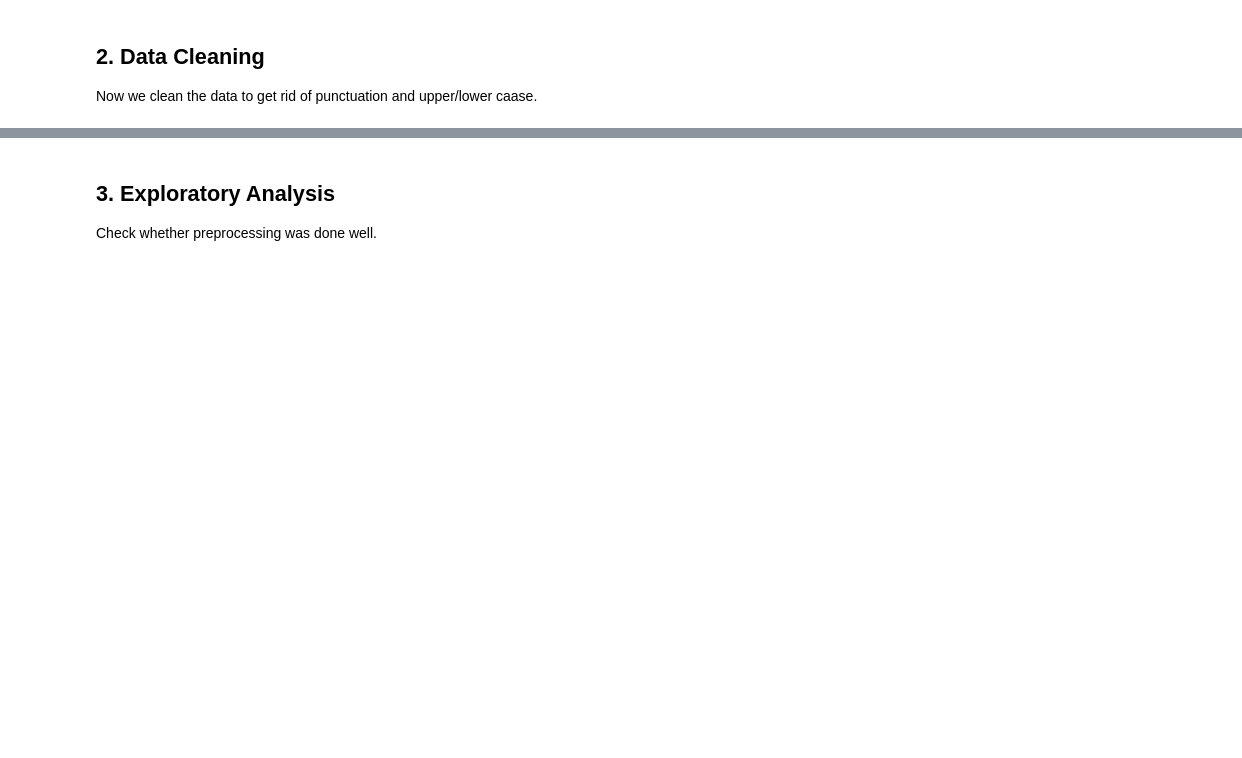
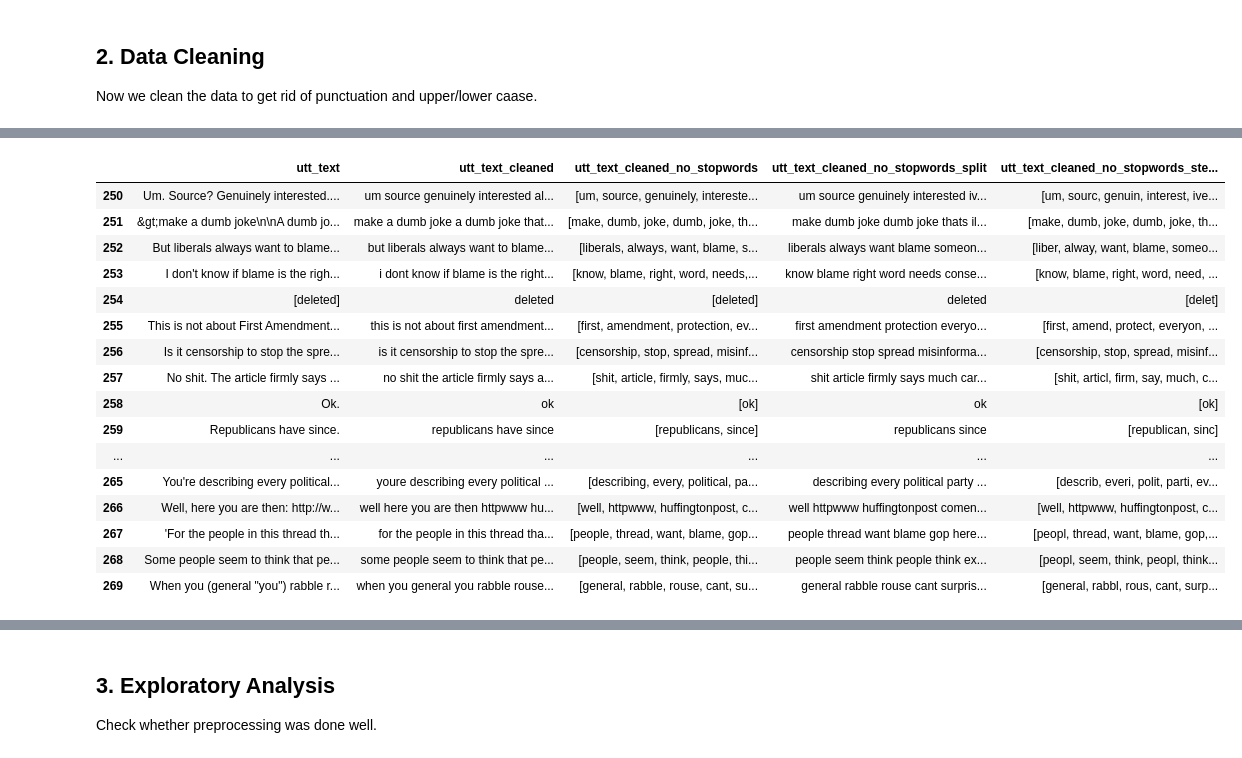
Before and after one commit to calebchiam/Cornell-Conversational-Analysis-Toolkit, a Jupyter notebook: examples/politicization/cluster_politics.ipynb, the cells around one changed output, grey strips where cells are left out. Saved outputs shown, nothing was run; the diff lists cells and outputs as text; code cells hidden in the pictures; blank space fills up the shorter version.

```diff
--- a/examples/politicization/cluster_politics.ipynb
+++ b/examples/politicization/cluster_politics.ipynb
@@ -95,0 +127,26 @@ s.head()
+# %%
+from nltk.stem import SnowballStemmer
+stemmer = SnowballStemmer('english')
+
+s['utt_text_cleaned_no_stopwords_stemmed'] = s['utt_text_cleaned_no_stopwords'].apply(
+    lambda x: [stemmer.stem(item) for item in x])
+
+s[250:270]
+# %% [output]
+|  | utt_text | utt_text_cleaned | utt_text_cleaned_no_stopwords | utt_text_cleaned_no_stopwords_split | utt_text_cleaned_no_stopwords_ste... |
+| 250 | Um. Source? Genuinely interested.... | um source genuinely interested al... | [um, source, genuinely, intereste... | um source genuinely interested iv... | [um, sourc, genuin, interest, ive... |
+| 251 | &gt;make a dumb joke\n\nA dumb jo... | make a dumb joke a dumb joke that... | [make, dumb, joke, dumb, joke, th... | make dumb joke dumb joke thats il... | [make, dumb, joke, dumb, joke, th... |
+| 252 | But liberals always want to blame... | but liberals always want to blame... | [liberals, always, want, blame, s... | liberals always want blame someon... | [liber, alway, want, blame, someo... |
+| 253 | I don't know if blame is the righ... | i dont know if blame is the right... | [know, blame, right, word, needs,... | know blame right word needs conse... | [know, blame, right, word, need, ... |
+| 254 | [deleted] | deleted | [deleted] | deleted | [delet] |
+| 255 | This is not about First Amendment... | this is not about first amendment... | [first, amendment, protection, ev... | first amendment protection everyo... | [first, amend, protect, everyon, ... |
+| 256 | Is it censorship to stop the spre... | is it censorship to stop the spre... | [censorship, stop, spread, misinf... | censorship stop spread misinforma... | [censorship, stop, spread, misinf... |
+| 257 | No shit. The article firmly says ... | no shit the article firmly says a... | [shit, article, firmly, says, muc... | shit article firmly says much car... | [shit, articl, firm, say, much, c... |
+| 258 | Ok. | ok | [ok] | ok | [ok] |
+| 259 | Republicans have since. | republicans have since | [republicans, since] | republicans since | [republican, sinc] |
+| ... | ... | ... | ... | ... | ... |
+| 265 | You're describing every political... | youre describing every political ... | [describing, every, political, pa... | describing every political party ... | [describ, everi, polit, parti, ev... |
+| 266 | Well, here you are then: http://w... | well here you are then httpwww hu... | [well, httpwww, huffingtonpost, c... | well httpwww huffingtonpost comen... | [well, httpwww, huffingtonpost, c... |
+| 267 | 'For the people in this thread th... | for the people in this thread tha... | [people, thread, want, blame, gop... | people thread want blame gop here... | [peopl, thread, want, blame, gop,... |
+| 268 | Some people seem to think that pe... | some people seem to think that pe... | [people, seem, think, people, thi... | people seem think people think ex... | [peopl, seem, think, peopl, think... |
+| 269 | When you (general "you") rabble r... | when you general you rabble rouse... | [general, rabble, rouse, cant, su... | general rabble rouse cant surpris... | [general, rabbl, rous, cant, surp... |
```
Also changed, not shown: parts of 14 cells of this notebook, 2 other files.
